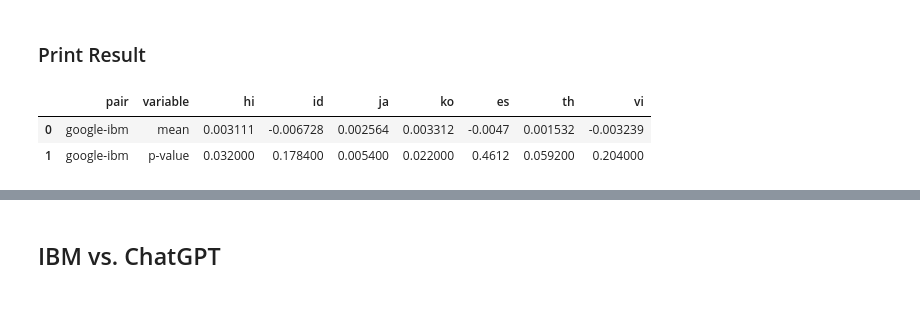
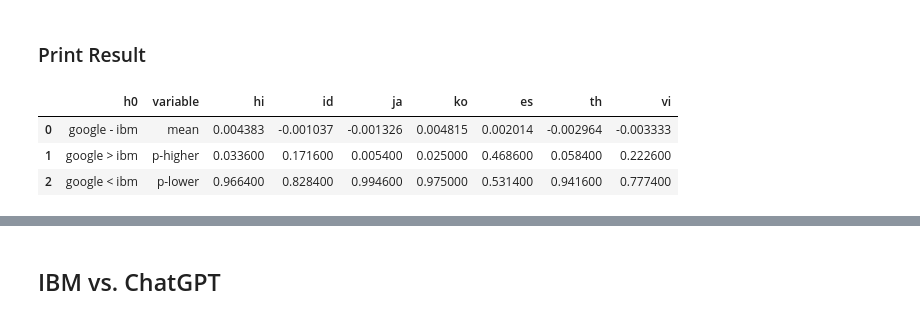
Before and after one commit to rnagamatsu/textanalytics_group2, a Jupyter notebook: main_code_3.ipynb, the cells around one changed output, grey strips where cells are left out. Saved outputs shown, nothing was run; the diff lists cells and outputs as text; code cells hidden in the pictures.

```diff
--- a/main_code_3.ipynb
+++ b/main_code_3.ipynb
@@ -120,7 +120,7 @@ Downloaded and processed file 8/8: vie_Latn.dev
 references.columns = ['en', 'hi', 'id', 'ja', 'ko', 'es', 'th', 'vi']
 # %%
 # Reduce the size of the data for the analysis
-references = references[:15]
+references = references[:50]
 # %%
 references
 # %% [output]
@@ -488,20 +488,26 @@ ibm_google_bs.columns = ibm_google_shifted.columns #rename columns
 # %%
 # Calculate diference in means of the bootstrap replicates
 bs_rep_ggl_ibm = google_ibm_bs - ibm_google_bs
 
 # Compute p-Value
-p = np.sum(bs_rep_ggl_ibm >= diff_means_ggl_ibm) / len(bs_rep_ggl_ibm)
+p_ggl_higher_ibm = np.sum(bs_rep_ggl_ibm > diff_means_ggl_ibm) / len(bs_rep_ggl_ibm)
+p_ggl_lower_ibm = np.sum(bs_rep_ggl_ibm < diff_means_ggl_ibm) / len(bs_rep_ggl_ibm)
 
 #Construct evaluation result
 bs_rep_ggl_ibm_mean = calculate_mean(bs_rep_ggl_ibm)
-bs_rep_ggl_ibm_mean.insert(0, 'pair', 'google-ibm', True)
+bs_rep_ggl_ibm_mean.insert(0, 'h0', 'google - ibm', True)
 
-p = pd.DataFrame(p).transpose() #rename(index = {0:'p-value'})
-p.insert(0, 'pair', 'google-ibm', True)
-p.insert(1, 'variable', 'p-value', True)
+p_ggl_higher_ibm = pd.DataFrame(p_ggl_higher_ibm).transpose() #rename(index = {0:'p-value'})
+p_ggl_higher_ibm.insert(0, 'h0', 'google > ibm', True)
+p_ggl_higher_ibm.insert(1, 'variable', 'p-higher', True)
 
-pd.concat([bs_rep_ggl_ibm_mean, p], ignore_index = True)
+p_ggl_lower_ibm = pd.DataFrame(p_ggl_lower_ibm).transpose()
+p_ggl_lower_ibm.insert(0, 'h0', 'google < ibm', True)
+p_ggl_lower_ibm.insert(1, 'variable', 'p-lower', True)
+
+pd.concat([bs_rep_ggl_ibm_mean, p_ggl_higher_ibm, p_ggl_lower_ibm], ignore_index = True)
 # %% [output]
-|  | pair | variable | hi | id | ja | ko | es | th | vi |
-| 0 | google-ibm | mean | 0.003111 | -0.006728 | 0.002564 | 0.003312 | -0.0047 | 0.001532 | -0.003239 |
-| 1 | google-ibm | p-value | 0.032000 | 0.178400 | 0.005400 | 0.022000 | 0.4612 | 0.059200 | 0.204000 |
+|  | h0 | variable | hi | id | ja | ko | es | th | vi |
+| 0 | google - ibm | mean | 0.004383 | -0.001037 | -0.001326 | 0.004815 | 0.002014 | -0.002964 | -0.003333 |
+| 1 | google > ibm | p-higher | 0.033600 | 0.171600 | 0.005400 | 0.025000 | 0.468600 | 0.058400 | 0.222600 |
+| 2 | google < ibm | p-lower | 0.966400 | 0.828400 | 0.994600 | 0.975000 | 0.531400 | 0.941600 | 0.777400 |
```
Also changed, not shown: parts of 9 cells of this notebook.
